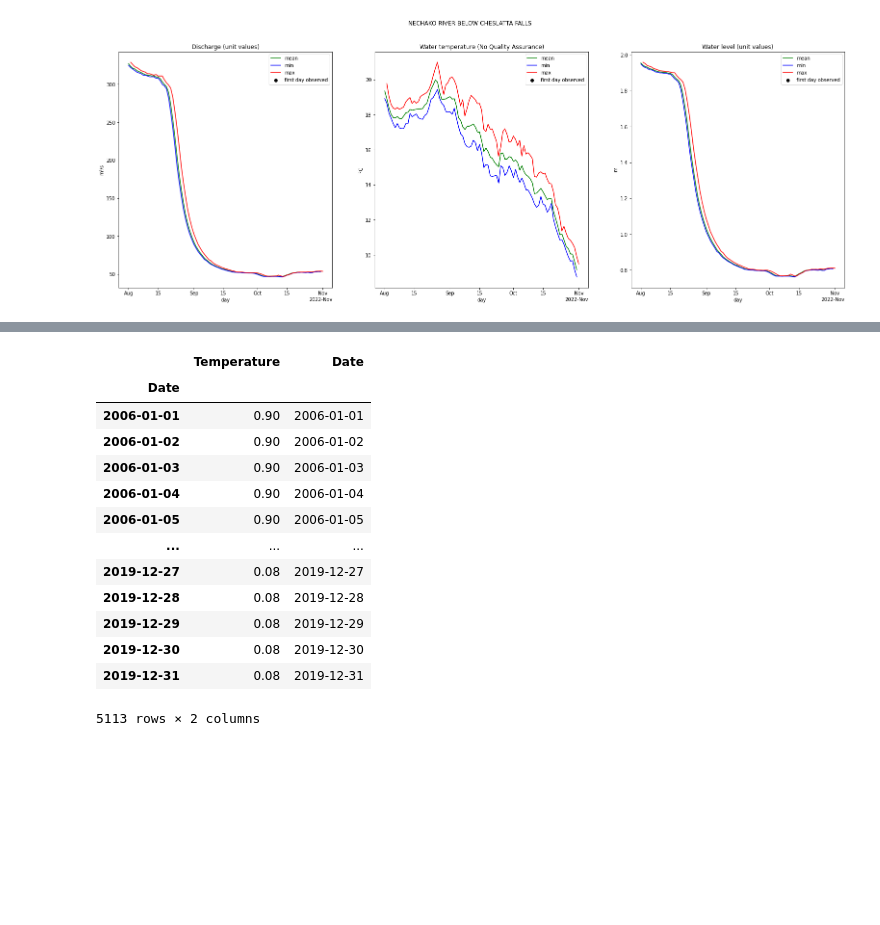
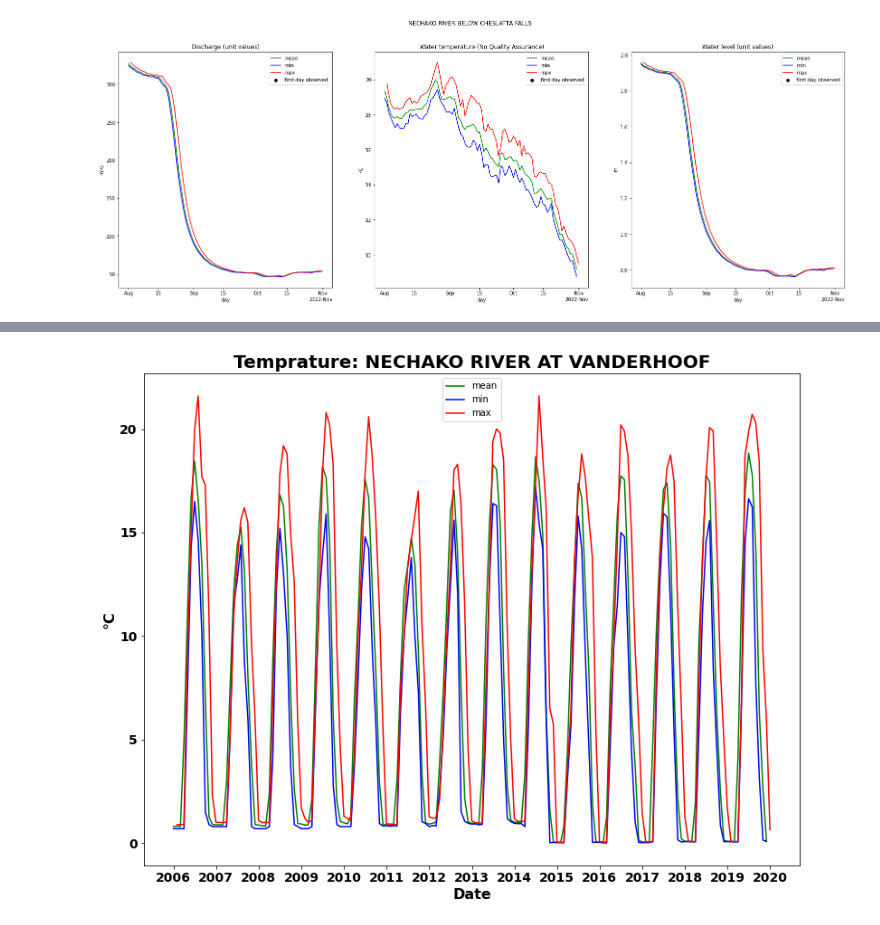
Before and after one commit to amirmtaghizadegan/Sturgeon, a Jupyter notebook: temperature.ipynb, the cells around one changed output, grey strips where cells are left out. Cells and saved outputs as stored; diff of their text form; code cells hidden in the pictures; blank space fills up the shorter version.

Commit message:
temperature data + 10 hottest days plot

```diff
--- a/temperature.ipynb
+++ b/temperature.ipynb
@@ -87,17 +71,0 @@ vanderhoof_max = vanderhoof_t.max()
-# %%
-csv_files = glob('waters data/*VANDERHOOF*/*.csv')
-csv_data = pd.read_csv(csv_files[1], delimiter=",", skiprows=8).iloc[:, [0, 2]]
-csv_data = csv_data.iloc[:, [1, 0]]
-csv_data.columns = vanderhoof_mean.columns
-cols = csv_data.columns
-columns = csv_data.columns.difference([cols[-1]])
-csv_data[columns] = csv_data[columns].astype(float)
-csv_data[cols[-1]] = pd.to_datetime(csv_data[cols[-1]], format="%Y-%m-%d %H:%M:%S")
-csv_data = csv_data.resample('d', on=cols[-1])
-mean_dict = {
-            cols[0]: 'mean',
-            cols[-1]: 'first',
-        }
-means = csv_data.apply(mean_dict)
-mins = csv_data.min()
-maxs = csv_data.max()
@@ -121,17 +72,45 @@ mins
-# %%
-vanderhoof_min
-# %% [output]
-|  | Temperature | Date |
-| Date |  |  |
-| 2006-01-01 | 0.90 | 2006-01-01 |
-| 2006-01-02 | 0.90 | 2006-01-02 |
-| 2006-01-03 | 0.90 | 2006-01-03 |
-| 2006-01-04 | 0.90 | 2006-01-04 |
-| 2006-01-05 | 0.90 | 2006-01-05 |
-| ... | ... | ... |
-| 2019-12-27 | 0.08 | 2019-12-27 |
-| 2019-12-28 | 0.08 | 2019-12-28 |
-| 2019-12-29 | 0.08 | 2019-12-29 |
-| 2019-12-30 | 0.08 | 2019-12-30 |
-| 2019-12-31 | 0.08 | 2019-12-31 |
-5113 rows × 2 columns
+# %%
+result = pyr.read_r('Vanderhoof_station_data_2006_2019.Rdata')
+vanderhoof_t = result['Temperature']
+vanderhoof_t.drop(columns = ['Station'], inplace = True)
+vanderhoof_t = vanderhoof_t.iloc[:, ::-1]
+vanderhoof_t.columns = cols
+columns = vanderhoof_t.columns.difference([cols[0]])
+
+vanderhoof_t[columns] = vanderhoof_t[columns].astype(float)
+vanderhoof_t[cols[0]] = pd.to_datetime(vanderhoof_t[cols[0]], format="%Y-%m-%d %H:%M:%S")
+vanderhoof_t = vanderhoof_t.resample('m', on=cols[0])
+vanderhoof_t
+mean_dict = {
+    cols[0]: 'first',
+    cols[1]: 'mean',
+}
+vanderhoof_mean = vanderhoof_t.apply(mean_dict)
+vanderhoof_min = vanderhoof_t.min()
+vanderhoof_max = vanderhoof_t.max()
+# date = vanderhoof_mean.iloc[:, 0].apply(lambda x: x.strftime('%Y-%m'))
+# vanderhoof_mean.iloc[:, 0] = vanderhoof_mean.iloc[:, 0].dt.to_period("M")
+# vanderhoof_min.iloc[:, 0] = vanderhoof_min.iloc[:, 0].dt.to_period("M")
+# vanderhoof_max.iloc[:, 0] = vanderhoof_max.iloc[:, 0].dt.to_period("M")
+plt.figure(figsize=(13, 10), facecolor="white")
+plt.plot(*vanderhoof_mean.to_numpy().T, color = "green", label = "mean")
+plt.plot(*vanderhoof_min.to_numpy().T, color = "blue", label = "min")
+plt.plot(*vanderhoof_max.to_numpy().T, color = "red", label = "max")
+ax = plt.gca()
+locator = mdates.AutoDateLocator(minticks=13, maxticks=28)
+formatter = mdates.ConciseDateFormatter(locator)
+ax.xaxis.set_major_locator(locator)
+ax.xaxis.set_major_formatter(formatter)
+
+plt.title('Temprature: NECHAKO RIVER AT VANDERHOOF', fontsize=20, weight='bold')  # Title
+plt.xlabel('Date', fontsize=16, weight='bold')  # X label
+plt.ylabel('°C', fontsize=16, weight='bold')  # Y label
+plt.xticks(fontsize=14, weight='bold')  # X ticks
+plt.yticks(fontsize=14, weight='bold')  # Y ticks
+plt.legend();
+
+if not os.path.exists('./pics/temperature'):
+    os.mkdir('./pics/temperature')
+plt.savefig('./pics/temperature/vanderhoof.jpg')
+# %% [output]
+[figure, added]
```
Also changed, not shown: parts of 4 cells of this notebook.
